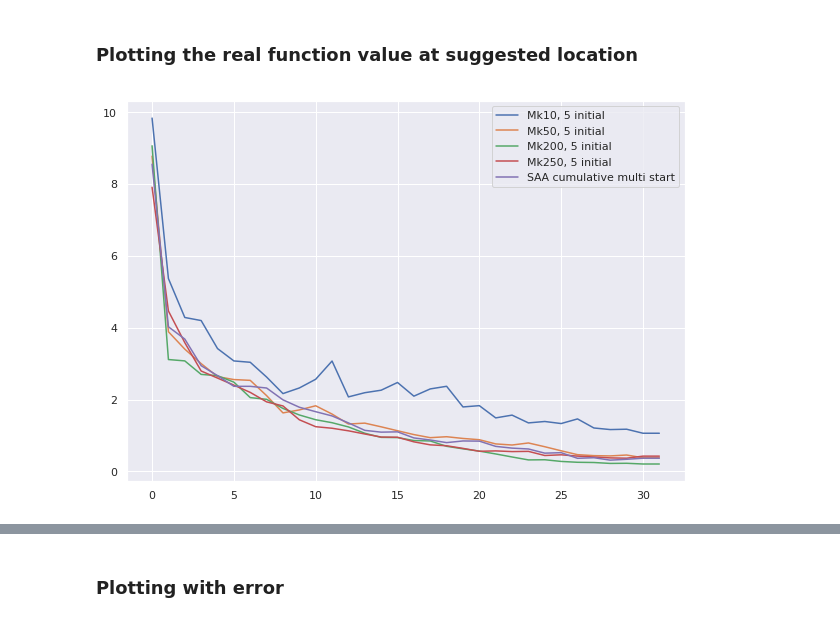
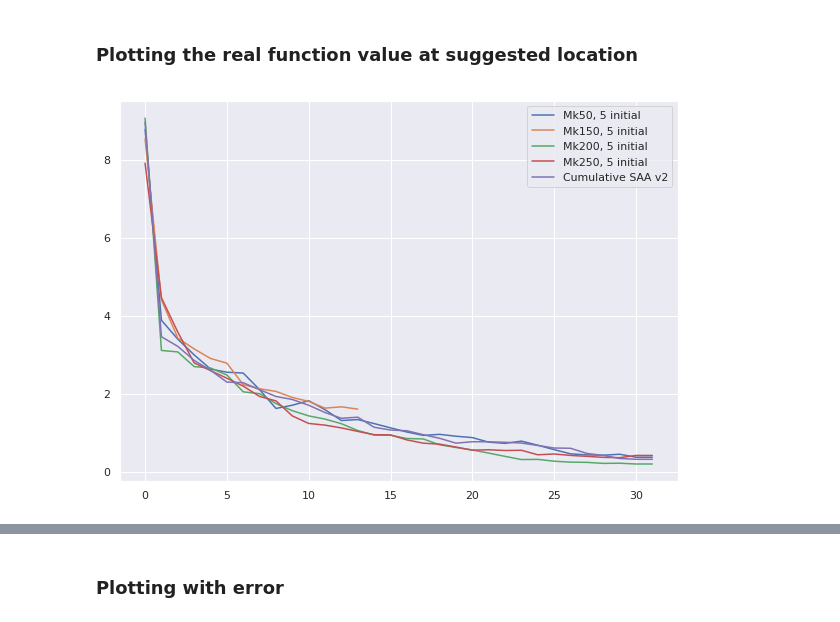
Before and after one commit to kkh8676/opt_functions, a Jupyter notebook: exp_result/levy_Mk_Mj_SAA_final.ipynb, the cells around one changed output, grey strips where cells are left out. Saved outputs shown, nothing was run; the diff lists cells and outputs as text; code cells hidden in the pictures.

```diff
--- a/exp_result/levy_Mk_Mj_SAA_final.ipynb
+++ b/exp_result/levy_Mk_Mj_SAA_final.ipynb
@@ -89,11 +103,18 @@ saa_cumulative_multi = functions.get_objective(recomm_saa_cumulative_multi_exp)
 # %%
 locs_initial5_Mk10_Mj1_exp = functions.get_recomm_loc(recomm_initial5_Mk10_Mj1_exp)
 locs_initial5_Mk50_Mj1_exp = functions.get_recomm_loc(recomm_initial5_Mk50_Mj1_exp)
+locs_initial5_Mk150_Mj1_exp = functions.get_recomm_loc(recomm_initial5_Mk150_Mj1_exp)
 locs_initial5_Mk200_Mj1_exp = functions.get_recomm_loc(recomm_initial5_Mk200_Mj1_exp)
 locs_initial5_Mk250_Mj1_exp = functions.get_recomm_loc(recomm_initial5_Mk250_Mj1_exp)
 locs_initial5_Mk300_Mj1_exp = functions.get_recomm_loc(recomm_initial5_Mk300_Mj1_exp)
 
+locs_initial5_Mk50_Mj1_hyperprior_v2_exp = functions.get_recomm_loc(recomm_initial5_Mk50_Mj1_hyperprior_v2_exp)
+locs_initial5_Mk200_Mj1_hyperprior_v2_exp = functions.get_recomm_loc(recomm_initial5_Mk200_Mj1_hyperprior_v2_exp)
+locs_initial5_Mk250_Mj1_hyperprior_v2_exp = functions.get_recomm_loc(recomm_initial5_Mk250_Mj1_hyperprior_v2_exp)
+
 locs_saa_cumulative_multi = functions.get_recomm_loc(recomm_saa_cumulative_multi_exp)
+locs_saa_cumulative = functions.get_recomm_loc(recomm_saa_cumulative_exp)
+locs_saa_cumulative_v2 = functions.get_recomm_loc(recomm_saa_cumulative_v2_exp)
 # %% [markdown]
 ### Getting immediate Regret IR measure
 # %%
@@ -177,24 +198,44 @@ def get_std_err_irs(irs_exp):
     return std_err_irs
 # %% [markdown]
 ### Getting the 'real' value of functions at suggested locations
+# %%
+minimum = 35
+for exp in locs_initial5_Mk150_Mj1_exp:
+    minimum = minimum if len(exp) > minimum else len(exp)
+
+locs_initial5_Mk150_Mj1_exp = [list_[:minimum] for list_ in locs_initial5_Mk150_Mj1_exp]
 # %%
 sugg_obj_initial5_Mk10_Mj1_exp = get_sugg_obj_exp(locs_initial5_Mk10_Mj1_exp)
 sugg_obj_initial5_Mk50_Mj1_exp = get_sugg_obj_exp(locs_initial5_Mk50_Mj1_exp)
+sugg_obj_initial5_Mk150_Mj1_exp = get_sugg_obj_exp(locs_initial5_Mk150_Mj1_exp)
 sugg_obj_initial5_Mk200_Mj1_exp = get_sugg_obj_exp(locs_initial5_Mk200_Mj1_exp)
 sugg_obj_initial5_Mk250_Mj1_exp = get_sugg_obj_exp(locs_initial5_Mk250_Mj1_exp)
 sugg_obj_initial5_Mk300_Mj1_exp = get_sugg_obj_exp(locs_initial5_Mk300_Mj1_exp)
 
+sugg_obj_initial5_Mk50_Mj1_hyperprior_v2_exp = get_sugg_obj_exp(locs_initial5_Mk50_Mj1_hyperprior_v2_exp)
+sugg_obj_initial5_Mk200_Mj1_hyperprior_v2_exp = get_sugg_obj_exp(locs_initial5_Mk200_Mj1_hyperprior_v2_exp)
+sugg_obj_initial5_Mk250_Mj1_hyperprior_v2_exp = get_sugg_obj_exp(locs_initial5_Mk250_Mj1_hyperprior_v2_exp)
+
 sugg_obj_cumulative_saa_multi_exp = get_sugg_obj_exp(locs_saa_cumulative_multi)
+sugg_obj_cumulative_saa_exp = get_sugg_obj_exp(locs_saa_cumulative)
+sugg_obj_cumulative_saa_v2_exp = get_sugg_obj_exp(locs_saa_cumulative_v2)
 # %% [markdown]
 #### averaging values of each experiments
 # %%
 avg_sugg_obj_initial5_Mk10_Mj1 = np.average(sugg_obj_initial5_Mk10_Mj1_exp, axis=0)
 avg_sugg_obj_initial5_Mk50_Mj1 = np.average(sugg_obj_initial5_Mk50_Mj1_exp, axis=0)
+avg_sugg_obj_initial5_Mk150_Mj1 = np.average(sugg_obj_initial5_Mk150_Mj1_exp, axis=0)
 avg_sugg_obj_initial5_Mk200_Mj1 = np.average(sugg_obj_initial5_Mk200_Mj1_exp, axis=0)
 avg_sugg_obj_initial5_Mk250_Mj1 = np.average(sugg_obj_initial5_Mk250_Mj1_exp, axis=0)
 avg_sugg_obj_initial5_Mk300_Mj1 = np.average(sugg_obj_initial5_Mk300_Mj1_exp, axis=0)
 
-avg_sugg_obj_saa_cumulative_multi = np.average(sugg_obj_saa_cumulatove_multi_exp, axis=0)
+avg_sugg_obj_initial5_Mk50_Mj1_hyperprior_v2 = np.average(sugg_obj_initial5_Mk50_Mj1_hyperprior_v2_exp, axis=0)
+avg_sugg_obj_initial5_Mk200_Mj1_hyperprior_v2 = np.average(sugg_obj_initial5_Mk200_Mj1_hyperprior_v2_exp, axis=0)
+avg_sugg_obj_initial5_Mk250_Mj1_hyperprior_v2 = np.average(sugg_obj_initial5_Mk250_Mj1_hyperprior_v2_exp, axis=0)
+
+avg_sugg_obj_saa_cumulative_multi = np.average(sugg_obj_cumulative_saa_multi_exp, axis=0)
+avg_sugg_obj_saa_cumulative = np.average(sugg_obj_cumulative_saa_exp, axis=0)
+avg_sugg_obj_saa_cumulative_v2 = np.average(sugg_obj_cumulative_saa_v2_exp, axis=0)
 # %%
 sugg_obj_initial5_Mk10_Mj1_std_err = np.std(sugg_obj_initial5_Mk10_Mj1_exp, axis=0)
 sugg_obj_initial5_Mk50_Mj1_std_err = np.std(sugg_obj_initial5_Mk50_Mj1_exp, axis=0)
@@ -243,15 +315,17 @@ irs_cumulative_saa_multi_std_err = get_std_err_irs(irs_cumulative_saa_multi_exp)
 ### Plotting the real function value at suggested location
 # %%
 plt.figure(figsize=(10,7))
-plt.plot(avg_sugg_obj_initial5_Mk10_Mj1[3:], label="Mk10, 5 initial")
+#plt.plot(avg_sugg_obj_initial5_Mk10_Mj1[3:], label="Mk10, 5 initial")
 plt.plot(avg_sugg_obj_initial5_Mk50_Mj1[3:], label="Mk50, 5 initial")
+plt.plot(avg_sugg_obj_initial5_Mk150_Mj1[3:], label="Mk150, 5 initial")
 plt.plot(avg_sugg_obj_initial5_Mk200_Mj1[3:], label="Mk200, 5 initial")
 
 plt.plot(avg_sugg_obj_initial5_Mk250_Mj1[3:], label="Mk250, 5 initial")
 #plt.plot(avg_sugg_obj_initial5_Mk300_Mj1[3:], label="Mk300, 5 initial")
-
-plt.plot(avg_sugg_obj_saa_cumulative_multi[3:], label="SAA cumulative multi start")
+plt.plot(avg_sugg_obj_saa_cumulative_v2[3:], label="Cumulative SAA v2")
+#plt.plot(avg_sugg_obj_saa_cumulative_multi[3:], label="SAA cumulative multi start")
+#plt.plot(avg_sugg_obj_saa_cumulative[3:], label='SAA cumulative')
 plt.legend()
 plt.show()
 # %% [output]
-[figure, old version]
+[figure, new version]
```
Also changed, not shown: parts of 24 cells of this notebook, 1 other file.
